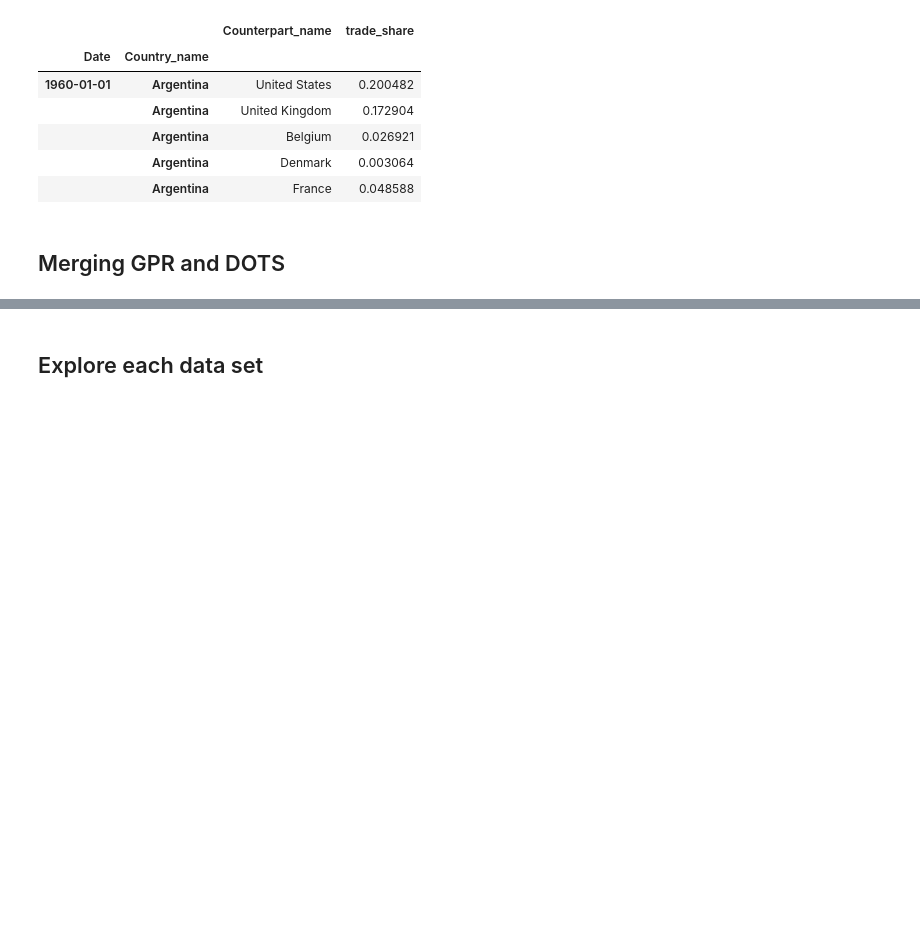
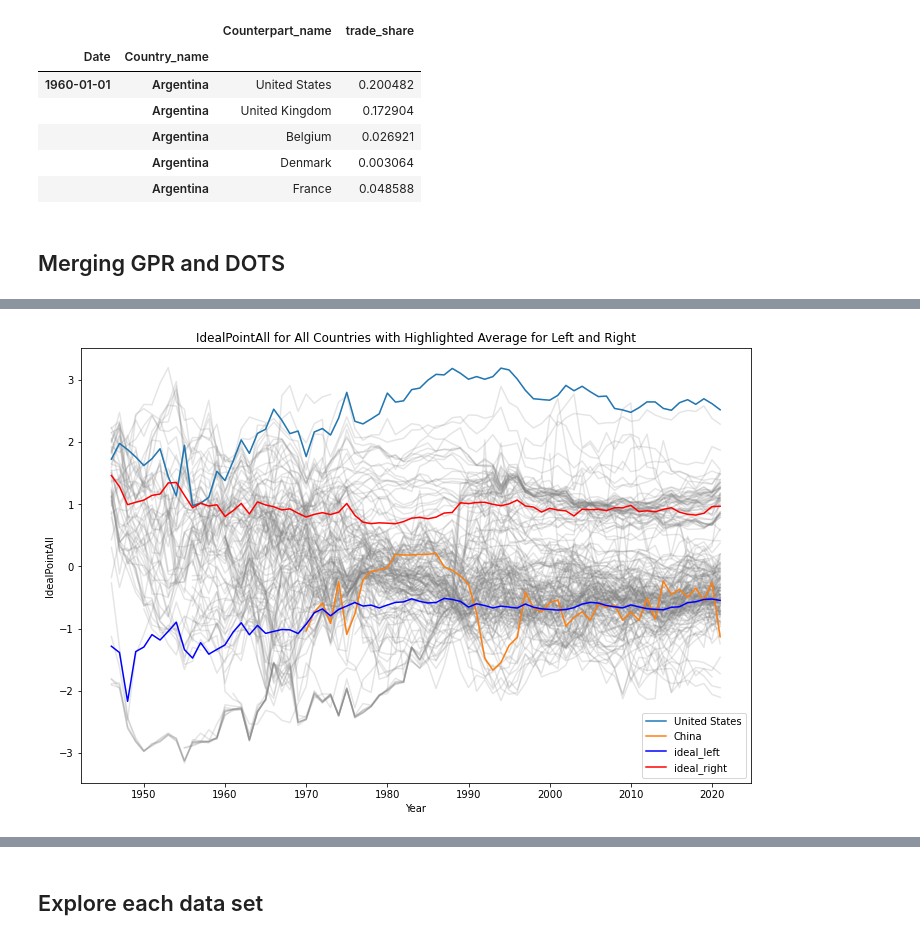
Before and after one commit to NumEconCopenhagen/projects-2024-mikkel-thomas, a Jupyter notebook: dataproject/dataproject.ipynb, the cells around one changed output, grey strips where cells are left out. Saved outputs shown, nothing was run; the diff lists cells and outputs as text; code cells hidden in the pictures; blank space fills up the shorter version.

Commit message:
Updated plots and data cleanin

```diff
--- a/dataproject/dataproject.ipynb
+++ b/dataproject/dataproject.ipynb
@@ -241,0 +237,13 @@ gpr_trade.head(50)
+# %%
+filename = 'IdealpointestimatesAll_Sep2023.csv'
+df = pd.read_csv(filename, delimiter=';')
+
+pivot_df = df.pivot_table(index='session', columns='Countryname', values='IdealPointAll')
+pivot_df.columns.name = None
+# %%
+pivot_df['ideal_left'] = pivot_df[pivot_df < 0].mean(axis=1)
+pivot_df['ideal_right'] = pivot_df[pivot_df > 0].mean(axis=1)
+pivot_df.index = pd.date_range(start='01-01-1946', periods=len(pivot_df), freq='AS')
+long_df = pivot_df.reset_index()
+long_df = pivot_df.reset_index().melt(id_vars='index', var_name='Countryname', value_name='IdealPointAll')
+long_df.head(5)
@@ -241,0 +344,20 @@ gpr_trade.head(50)
+# %%
+# Plot the underlying 'IdealPointAll' lines in grey
+plt.figure(figsize=(12,8))
+for column in pivot_df.columns:
+    if column not in ['ideal_left', 'ideal_right']:
+        plt.plot(pivot_df.index, pivot_df[column], color='grey', alpha=0.2)
+
+# Plot the 'ideal_left' and 'ideal_right' lines in different colors
+plt.plot(pivot_df.index, pivot_df['United States'], label='United States')
+plt.plot(pivot_df.index, pivot_df['China'], label='China')
+plt.plot(pivot_df.index, pivot_df['ideal_left'], color='blue', label='ideal_left')
+plt.plot(pivot_df.index, pivot_df['ideal_right'], color='red', label='ideal_right')
+
+plt.xlabel('Year')
+plt.ylabel('IdealPointAll')
+plt.title('IdealPointAll for All Countries with Highlighted Average for Left and Right')
+plt.legend()
+plt.show()
+# %% [output]
+[figure, added]
```
Also changed, not shown: parts of 25 cells of this notebook, 3 other files.
